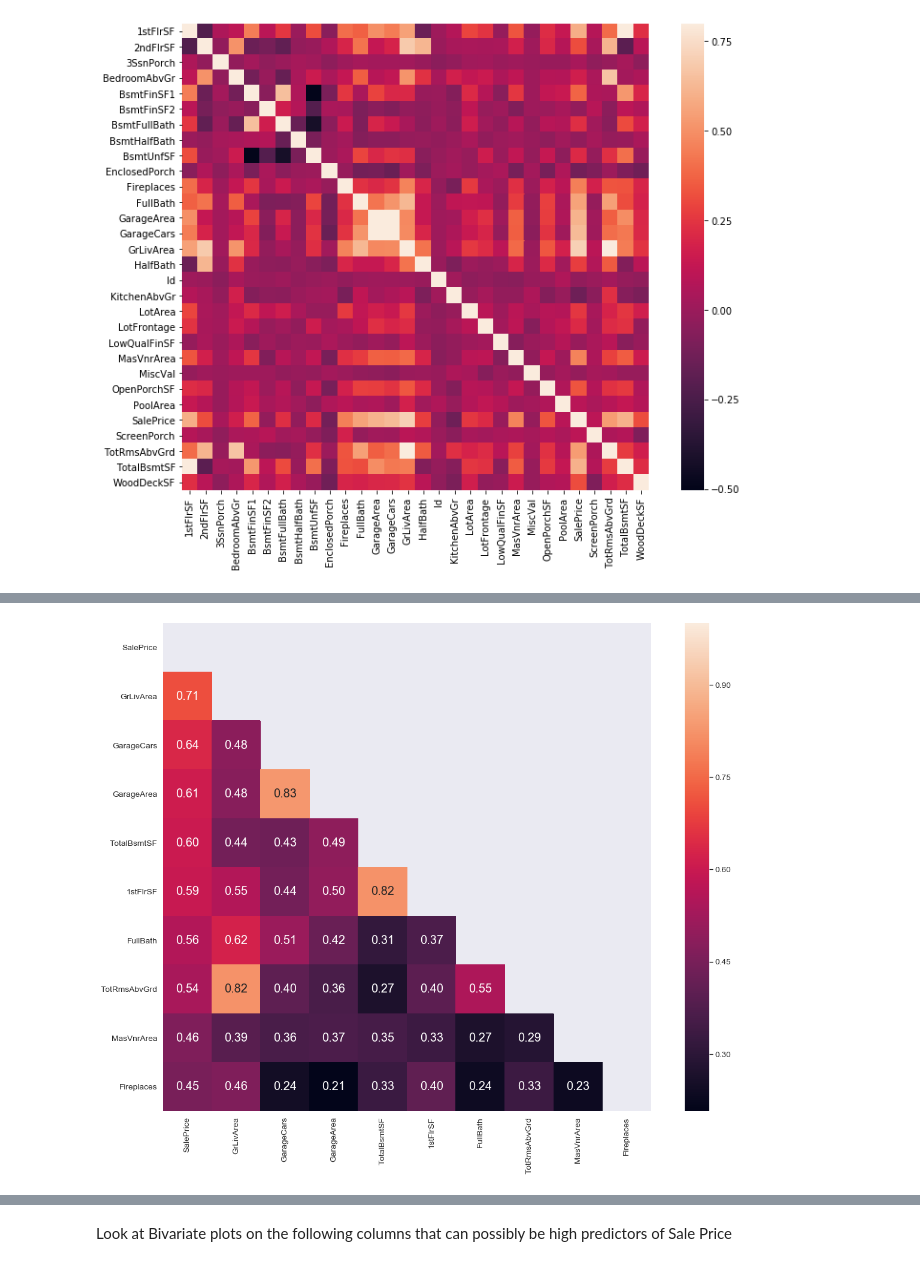
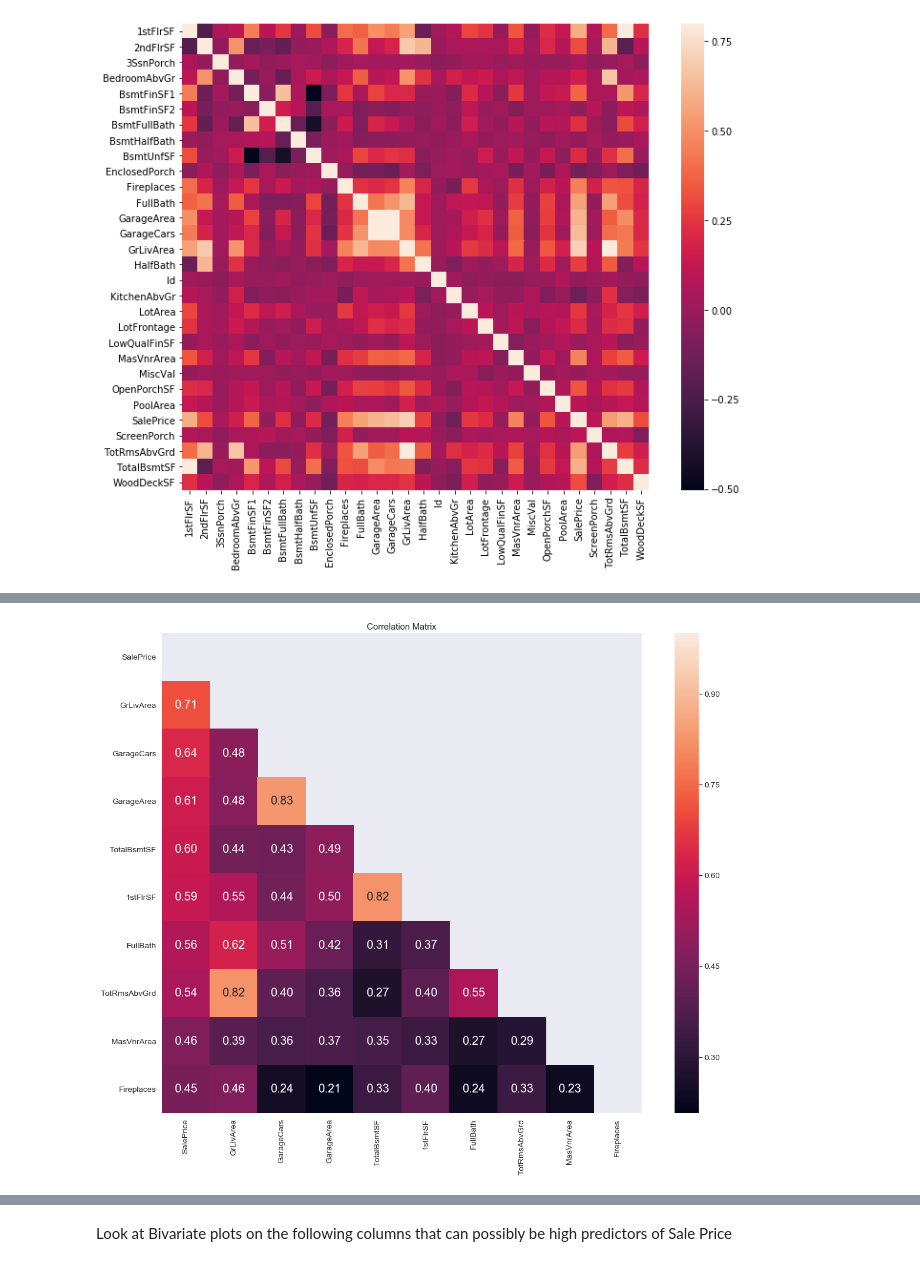
Before and after one commit to phil-trinh/HousePrices-Kaggle, a Jupyter notebook: Notebooks/Exploration and Preprocessing.ipynb, the cells around one changed output, grey strips where cells are left out. Cells and saved outputs as stored; diff of their text form; code cells hidden in the pictures.

```diff
--- a/Notebooks/Exploration and Preprocessing.ipynb
+++ b/Notebooks/Exploration and Preprocessing.ipynb
@@ -278,17 +341,20 @@ iplot(fig)
 # %%
 cols = correlation.nlargest(10, response)[response].index
 cm = np.corrcoef(house_train[cols].values.T)
 
 mask = np.zeros_like(cm, dtype=np.bool)
 mask[np.triu_indices_from(mask)] = True
 
 sns.set(font_scale=1.25)
 fig = plt.figure(figsize=(20,15))
-hm = sns.heatmap(cm, cbar=True, annot=True, square=True, fmt='.2f', mask=mask, annot_kws={'size': 20}, yticklabels=cols.values, xticklabels=cols.values)
+hm = sns.heatmap(cm, cbar=True, annot=True, square=True, fmt='.2f', mask=mask,
+                 annot_kws={'size': 20}, yticklabels=cols.values, xticklabels=cols.values)
+
+hm.set_title("Correlation Matrix")
 
 plt.show()
 # %% [output]
-[figure, old version]
+[figure, new version]
 # %%
 fig = ff.create_annotated_heatmap(
     z = list(reversed(np.round(cm, 2))),
```
Also changed, not shown: parts of 18 cells of this notebook, 2 other files.
